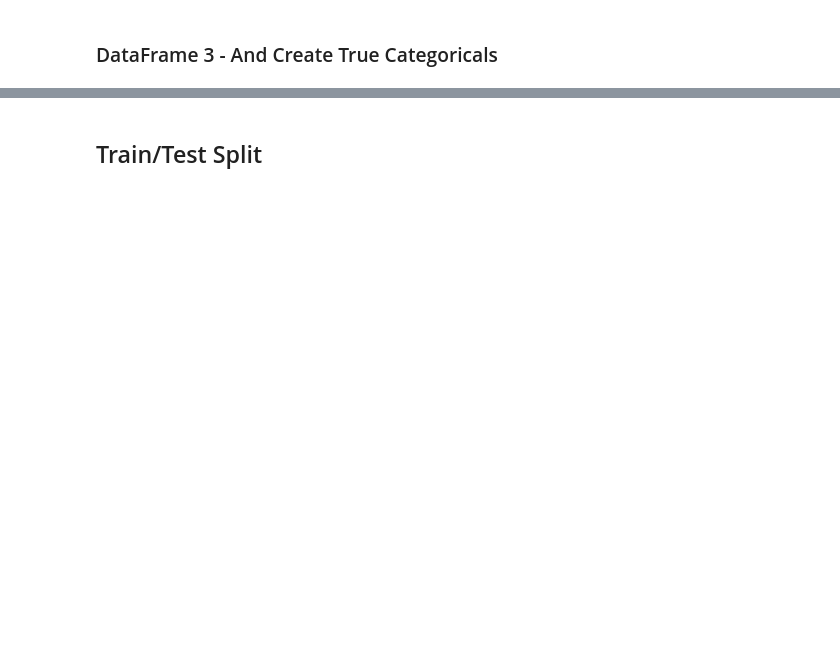
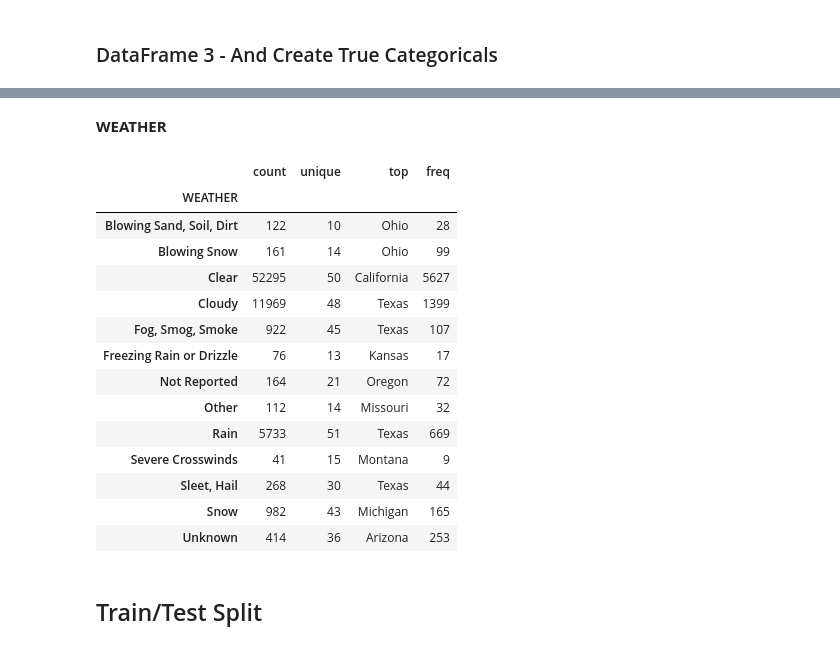
Before and after one commit to kjones5/metis_bootcamp, a Jupyter notebook: Project3_TrafficAccidentData/EDA_trafficfatalities.ipynb, the cells around one changed output, grey strips where cells are left out. Cells and saved outputs as stored; diff of their text form; code cells hidden in the pictures; blank space fills up the shorter version.

```diff
--- a/Project3_TrafficAccidentData/EDA_trafficfatalities.ipynb
+++ b/Project3_TrafficAccidentData/EDA_trafficfatalities.ipynb
@@ -238,7 +238,7 @@ Index(['STATE', 'ST_CASE', 'VE_TOTAL', 'VE_FORMS', 'PVH_INVL', 'PEDS',
        'DRUNK_DR'],
       dtype='object')
 # %%
-df_accident = df_accident[['ST_CASE', 'STATE', 'SCH_BUS', 'PEDS', 'CITY', 'DAY', 'MONTH', 'YEAR', 'DAY_WEEK',
+df_accident = df_accident[['ST_CASE', 'STATE', 'SCH_BUS', 'PEDS', 'PERSONS', 'CITY', 'DAY', 'MONTH', 'YEAR', 'DAY_WEEK',
                            'HOUR', 'MINUTE', 'LATITUDE', 'LONGITUD', 'LGT_COND', 'WEATHER1',
                            'WEATHER2', 'WEATHER', 'NOT_HOUR', 'NOT_MIN', 'ARR_HOUR',
                            'ARR_MIN', 'CF1', 'CF2', 'CF3', 'FATALS', 'DRUNK_DR']]
@@ -831,0 +1742,23 @@ df_model2.sample(10)
+# %%
+df_model3 = df_model.copy()
+# Could also take from model2 here if we end up using nulls
+# %%
+# SOURCE: This cell from Mike Chirico on Kaggle
+# https://www.kaggle.com/mchirico/traffic-fatalities-getting-started
+
+states = {1: 'Alabama', 2: 'Alaska', 4: 'Arizona', 5: 'Arkansas',
+          6: 'California', 8: 'Colorado', 9: 'Connecticut', 10: 'Delaware',
+          11: 'District of Columbia', 12: 'Florida', 13: 'Georgia', 15: 'Hawaii',
+          16: 'Idaho', 17: 'Illinois', 18: 'Indiana', 19: 'Iowa', 20: 'Kansas',
+          21: 'Kentucky', 22: 'Louisiana', 23: 'Maine', 24: 'Maryland',
+          25: 'Massachusetts', 26: 'Michigan', 27: 'Minnesota',
+          28: 'Mississippi', 29: 'Missouri', 30: 'Montana', 31: 'Nebraska',
+          32: 'Nevada', 33: 'New Hampshire', 34: 'New Jersey', 35: 'New Mexico',
+          36: 'New York', 37: 'North Carolina', 38: 'North Dakota', 39: 'Ohio',
+          40: 'Oklahoma', 41: 'Oregon', 42: 'Pennsylvania', 43: 'Puerto Rico',
+          44: 'Rhode Island', 45: 'South Carolina', 46: 'South Dakota', 47: 'Tennessee',
+          48: 'Texas', 49: 'Utah', 50: 'Vermont', 51: 'Virginia', 52: 'Virgin Islands',
+          53: 'Washington', 54: 'West Virginia', 55: 'Wisconsin', 56: 'Wyoming'}
+
+df_model3['STATE'] = df_model3['STATE'].apply(lambda x: states[x])
+df_model3['STATE'].value_counts().to_frame()
@@ -832,3 +1789,38 @@ df_model2.sample(10)
+# %% [markdown]
+**WEATHER**
+# %%
+# SOURCE: This cell from Mike Chirico on Kaggle
+# https://www.kaggle.com/mchirico/traffic-fatalities-getting-started
+
+weather = {0: 'No Additional Atmospheric Conditions', 1: 'Clear',
+           2: 'Rain', 3: 'Sleet, Hail',
+           4: 'Snow', 5: 'Fog, Smog, Smoke', 6: 'Severe Crosswinds',
+           7: 'Blowing Sand, Soil, Dirt',
+           8: 'Other', 10: 'Cloudy', 11: 'Blowing Snow',
+           12: 'Freezing Rain or Drizzle',
+           98: 'Not Reported', 99: 'Unknown'}
+
+df_model3['WEATHER'] = df_model3['WEATHER'].apply(lambda x: weather[x])
+# d['weather1']=d['WEATHER1'].apply(lambda x: weather[x])
+# d['weather2']=d['WEATHER2'].apply(lambda x: weather[x])
+# %%
+df_model3.groupby(['WEATHER'])['STATE'].describe()
+# %% [output]
+|  | count | unique | top | freq |
+| WEATHER |  |  |  |  |
+| Blowing Sand, Soil, Dirt | 122 | 10 | Ohio | 28 |
+| Blowing Snow | 161 | 14 | Ohio | 99 |
+| Clear | 52295 | 50 | California | 5627 |
+| Cloudy | 11969 | 48 | Texas | 1399 |
+| Fog, Smog, Smoke | 922 | 45 | Texas | 107 |
+| Freezing Rain or Drizzle | 76 | 13 | Kansas | 17 |
+| Not Reported | 164 | 21 | Oregon | 72 |
+| Other | 112 | 14 | Missouri | 32 |
+| Rain | 5733 | 51 | Texas | 669 |
+| Severe Crosswinds | 41 | 15 | Montana | 9 |
+| Sleet, Hail | 268 | 30 | Texas | 44 |
+| Snow | 982 | 43 | Michigan | 165 |
+| Unknown | 414 | 36 | Arizona | 253 |
 # %% [markdown]
 ## Train/Test Split
 # %%
```
Also changed, not shown: parts of 89 cells of this notebook, 2 other files.
